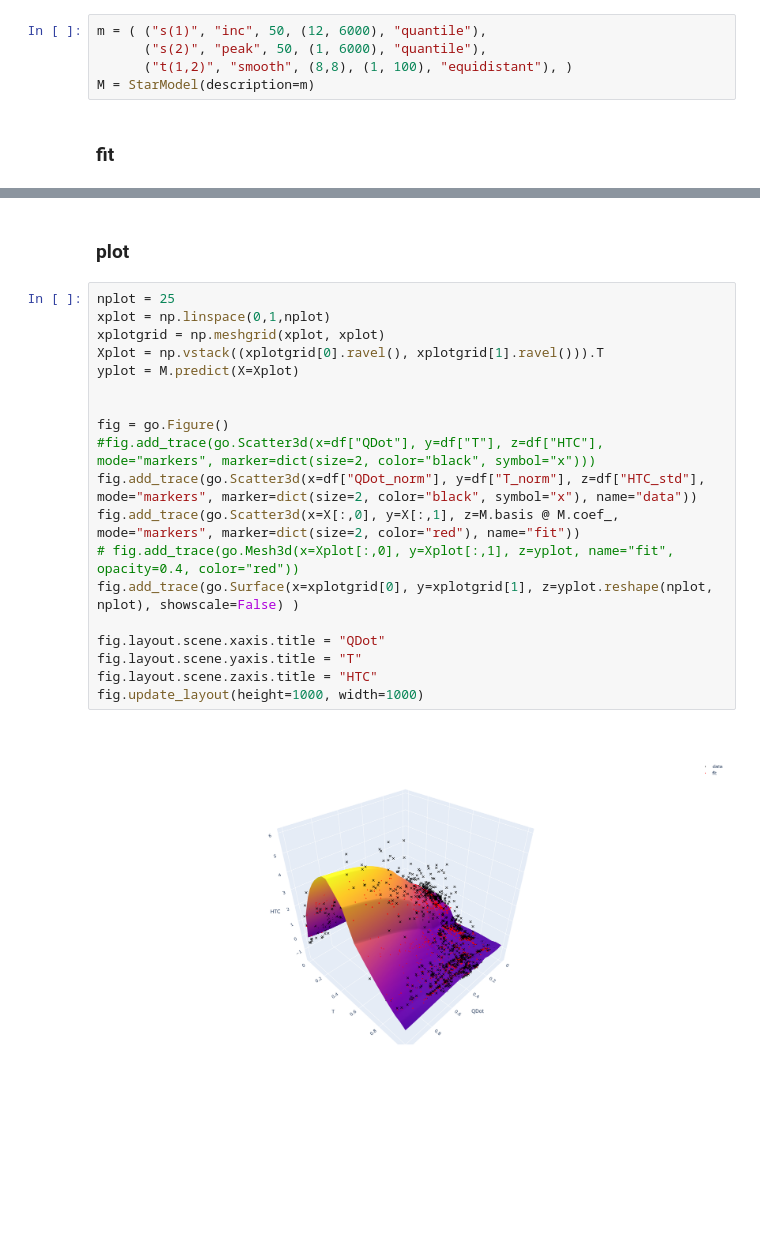
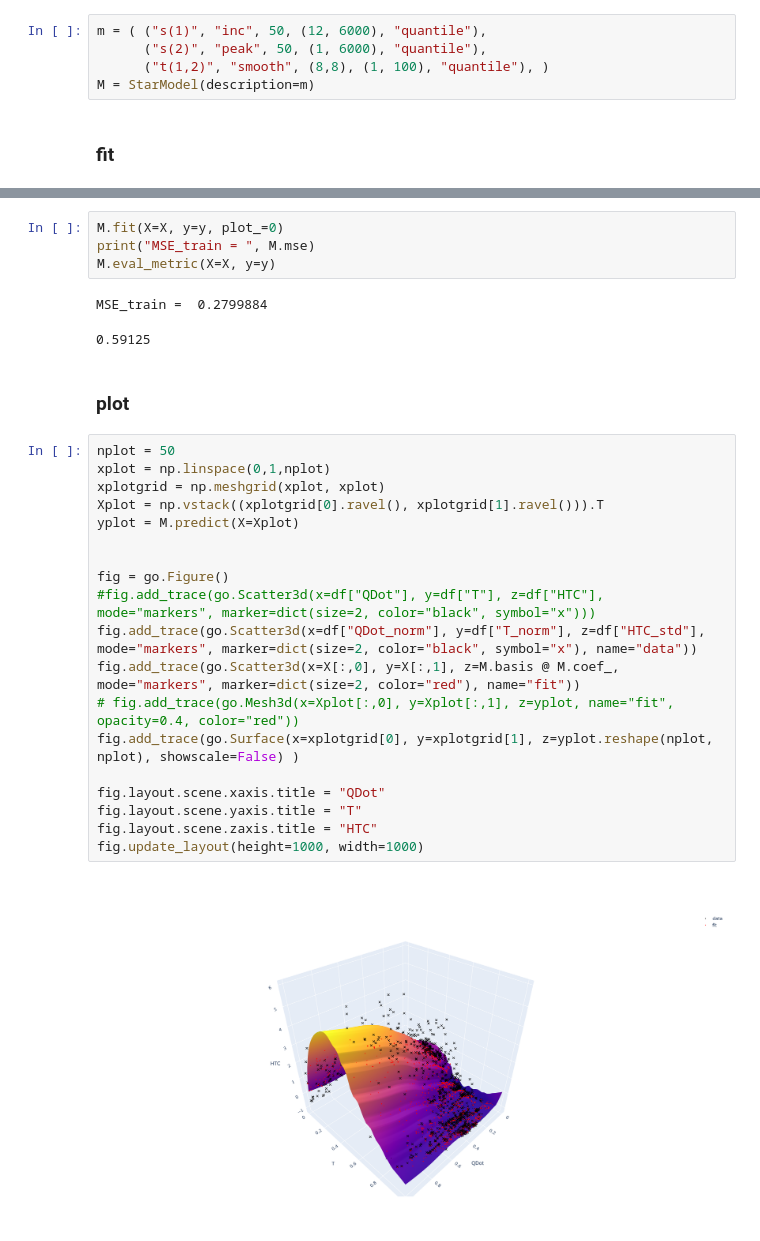
Before and after one commit to j-cap/Master-Thesis, a Jupyter notebook: Code/SplinesInPython/EbnerData.ipynb, the cells around one changed output, grey strips where cells are left out. Drawn from its saved outputs; the diff is of its cells as text; blank space fills up the shorter version.

```diff
--- a/Code/SplinesInPython/EbnerData.ipynb
+++ b/Code/SplinesInPython/EbnerData.ipynb
@@ -29,7 +30,7 @@ X_test, y_test = df_test[["QDot_norm", "T_norm"]].values, df_test["HTC_std"].val
 # %%
 m = ( ("s(1)", "inc", 50, (12, 6000), "quantile"),
       ("s(2)", "peak", 50, (1, 6000), "quantile"),
-      ("t(1,2)", "smooth", (8,8), (1, 100), "equidistant"), )
+      ("t(1,2)", "smooth", (8,8), (1, 100), "quantile"), )
 M = StarModel(description=m)
 # %% [markdown]
 ### fit
@@ -43,23 +44,30 @@ MSE_train =  0.2731901
+# %%
+M.fit(X=X, y=y, plot_=0)
+print("MSE_train = ", M.mse)
+M.eval_metric(X=X, y=y)
+# %% [output]
+MSE_train =  0.2799884
+0.59125
 # %% [markdown]
 ### plot
 # %%
-nplot = 25
+nplot = 50
 xplot = np.linspace(0,1,nplot)
 xplotgrid = np.meshgrid(xplot, xplot)
 Xplot = np.vstack((xplotgrid[0].ravel(), xplotgrid[1].ravel())).T
 yplot = M.predict(X=Xplot)
 
 
 fig = go.Figure()
 #fig.add_trace(go.Scatter3d(x=df["QDot"], y=df["T"], z=df["HTC"], mode="markers", marker=dict(size=2, color="black", symbol="x")))
 fig.add_trace(go.Scatter3d(x=df["QDot_norm"], y=df["T_norm"], z=df["HTC_std"], mode="markers", marker=dict(size=2, color="black", symbol="x"), name="data"))
 fig.add_trace(go.Scatter3d(x=X[:,0], y=X[:,1], z=M.basis @ M.coef_, mode="markers", marker=dict(size=2, color="red"), name="fit"))
 # fig.add_trace(go.Mesh3d(x=Xplot[:,0], y=Xplot[:,1], z=yplot, name="fit", opacity=0.4, color="red"))
 fig.add_trace(go.Surface(x=xplotgrid[0], y=xplotgrid[1], z=yplot.reshape(nplot, nplot), showscale=False) )
 
 fig.layout.scene.xaxis.title = "QDot"
 fig.layout.scene.yaxis.title = "T"
 fig.layout.scene.zaxis.title = "HTC"
 fig.update_layout(height=1000, width=1000)
 # %% [output]
-[figure, old version]
+[figure, new version]
```
Also changed, not shown: parts of 2 cells of this notebook.
